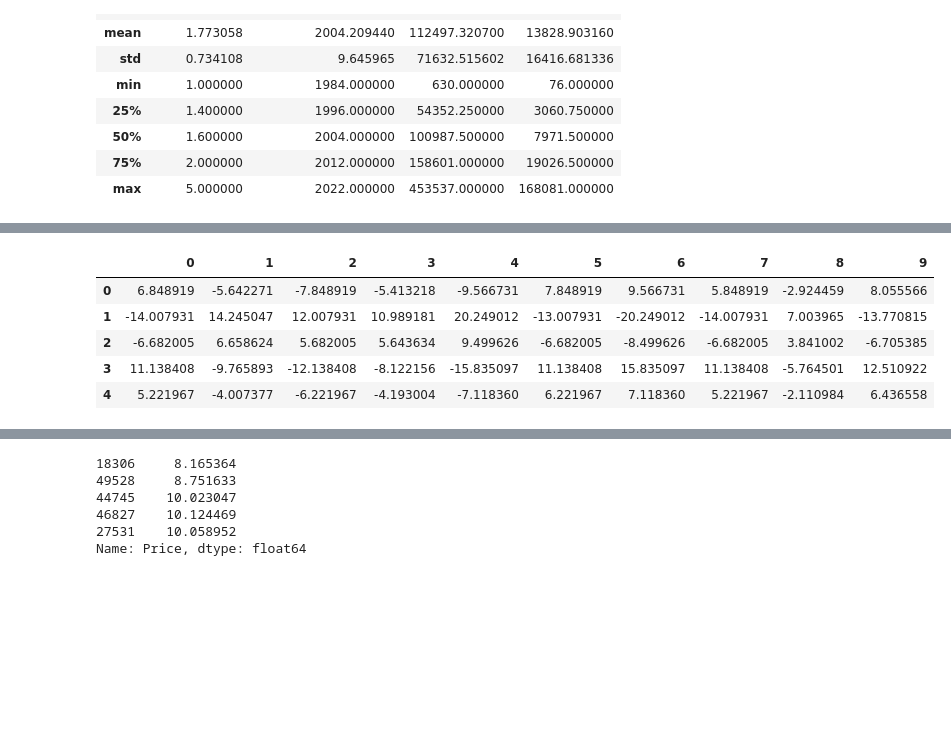
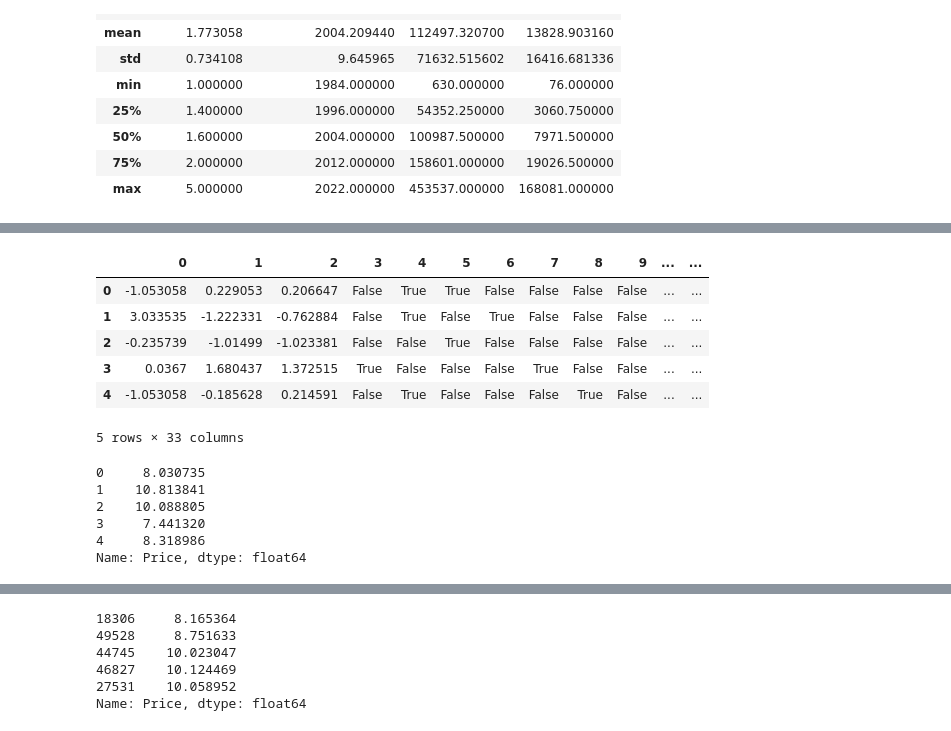
Before and after one commit to suleymangzy/SymbolicRegressionWhitGeneticPrograming, a Jupyter notebook: CarSalesSR-GP.ipynb, the cells around one changed output, grey strips where cells are left out. Drawn from its saved outputs; the diff is of its cells as text; code cells hidden in the pictures; blank space fills up the shorter version.

```diff
--- a/CarSalesSR-GP.ipynb
+++ b/CarSalesSR-GP.ipynb
@@ -106,13 +106,23 @@ SymbolicTransformer(function_set=['add', 'sub', 'mul', 'div', 'sqrt', 'log',
 # %%
 X_transformed = transformer.transform(X)
 X = np.hstack((X, X_transformed))
-X = pd.DataFrame(X_transformed)
+X = pd.DataFrame(X)
 X.head()
 # %% [output]
-|  | 0 | 1 | 2 | 3 | 4 | 5 | 6 | 7 | 8 | 9 |
-| 0 | 6.848919 | -5.642271 | -7.848919 | -5.413218 | -9.566731 | 7.848919 | 9.566731 | 5.848919 | -2.924459 | 8.055566 |
-| 1 | -14.007931 | 14.245047 | 12.007931 | 10.989181 | 20.249012 | -13.007931 | -20.249012 | -14.007931 | 7.003965 | -13.770815 |
-| 2 | -6.682005 | 6.658624 | 5.682005 | 5.643634 | 9.499626 | -6.682005 | -8.499626 | -6.682005 | 3.841002 | -6.705385 |
-| 3 | 11.138408 | -9.765893 | -12.138408 | -8.122156 | -15.835097 | 11.138408 | 15.835097 | 11.138408 | -5.764501 | 12.510922 |
-| 4 | 5.221967 | -4.007377 | -6.221967 | -4.193004 | -7.118360 | 6.221967 | 7.118360 | 5.221967 | -2.110984 | 6.436558 |
+|  | 0 | 1 | 2 | 3 | 4 | 5 | 6 | 7 | 8 | 9 | ... | ... |
+| 0 | -1.053058 | 0.229053 | 0.206647 | False | True | True | False | False | False | False | ... | ... |
+| 1 | 3.033535 | -1.222331 | -0.762884 | False | True | False | True | False | False | False | ... | ... |
+| 2 | -0.235739 | -1.01499 | -1.023381 | False | False | True | False | False | False | False | ... | ... |
+| 3 | 0.0367 | 1.680437 | 1.372515 | True | False | False | False | True | False | False | ... | ... |
+| 4 | -1.053058 | -0.185628 | 0.214591 | False | True | False | False | False | True | False | ... | ... |
+5 rows × 33 columns
+# %%
+y.head()
+# %% [output]
+0     8.030735
+1    10.813841
+2    10.088805
+3     7.441320
+4     8.318986
+Name: Price, dtype: float64
 # %%
```
Also changed, not shown: parts of 8 cells of this notebook, 2 other files.
